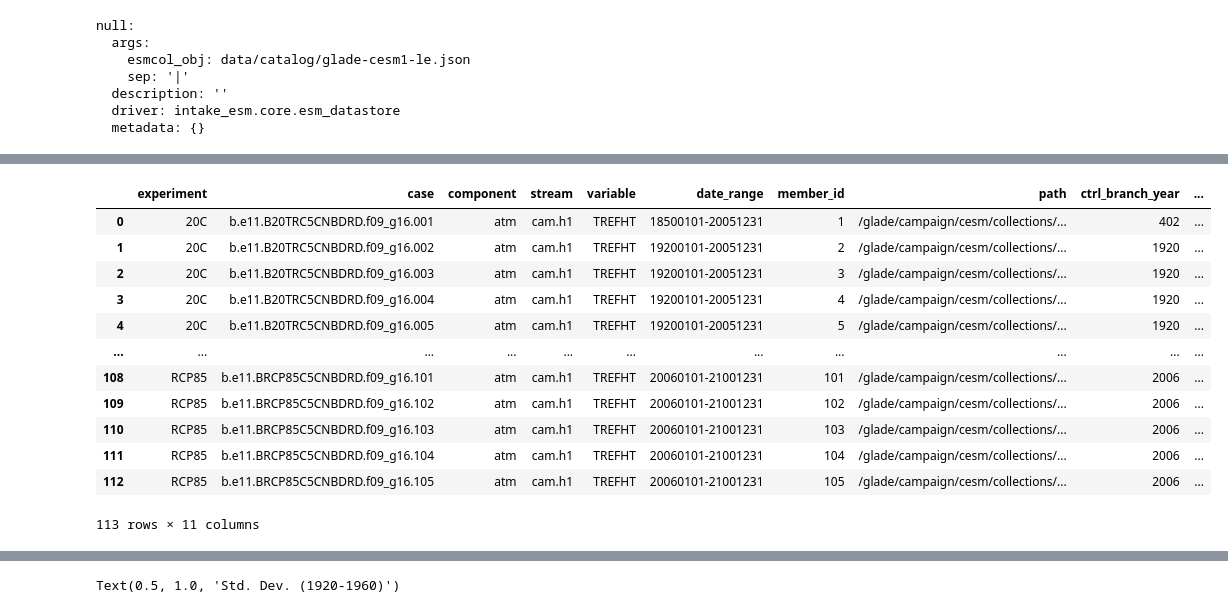
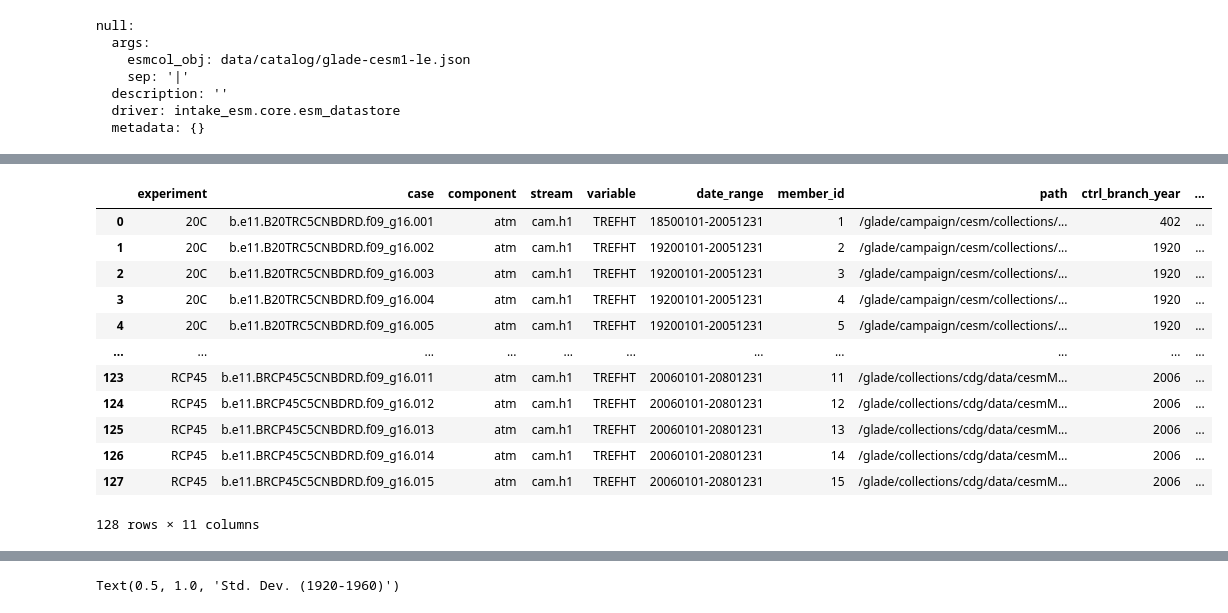
Before and after one commit to matt-long/bio-pop-ToE, a Jupyter notebook: notebooks/cesm-le-great-tit-temperature.ipynb, the cells around one changed output, grey strips where cells are left out. Drawn from its saved outputs; the diff is of its cells as text; code cells hidden in the pictures.

```diff
--- a/notebooks/cesm-le-great-tit-temperature.ipynb
+++ b/notebooks/cesm-le-great-tit-temperature.ipynb
@@ -81,25 +81,25 @@ def subset(ds):
             )
            )
 # %%
-col_sub = col.search(experiment=['20C', 'RCP85'],
+col_sub = col.search(experiment=['20C', 'RCP85', 'RCP45'],
                      variable=['TREFHT'],
                      stream='cam.h1',
                     )
 col_sub.df
 # %% [output]
 |  | experiment | case | component | stream | variable | date_range | member_id | path | ctrl_branch_year | ... |
 | 0 | 20C | b.e11.B20TRC5CNBDRD.f09_g16.001 | atm | cam.h1 | TREFHT | 18500101-20051231 | 1 | /glade/campaign/cesm/collections/... | 402 | ... |
 | 1 | 20C | b.e11.B20TRC5CNBDRD.f09_g16.002 | atm | cam.h1 | TREFHT | 19200101-20051231 | 2 | /glade/campaign/cesm/collections/... | 1920 | ... |
 | 2 | 20C | b.e11.B20TRC5CNBDRD.f09_g16.003 | atm | cam.h1 | TREFHT | 19200101-20051231 | 3 | /glade/campaign/cesm/collections/... | 1920 | ... |
 | 3 | 20C | b.e11.B20TRC5CNBDRD.f09_g16.004 | atm | cam.h1 | TREFHT | 19200101-20051231 | 4 | /glade/campaign/cesm/collections/... | 1920 | ... |
 | 4 | 20C | b.e11.B20TRC5CNBDRD.f09_g16.005 | atm | cam.h1 | TREFHT | 19200101-20051231 | 5 | /glade/campaign/cesm/collections/... | 1920 | ... |
 | ... | ... | ... | ... | ... | ... | ... | ... | ... | ... | ... |
-| 108 | RCP85 | b.e11.BRCP85C5CNBDRD.f09_g16.101 | atm | cam.h1 | TREFHT | 20060101-21001231 | 101 | /glade/campaign/cesm/collections/... | 2006 | ... |
-| 109 | RCP85 | b.e11.BRCP85C5CNBDRD.f09_g16.102 | atm | cam.h1 | TREFHT | 20060101-21001231 | 102 | /glade/campaign/cesm/collections/... | 2006 | ... |
-| 110 | RCP85 | b.e11.BRCP85C5CNBDRD.f09_g16.103 | atm | cam.h1 | TREFHT | 20060101-21001231 | 103 | /glade/campaign/cesm/collections/... | 2006 | ... |
-| 111 | RCP85 | b.e11.BRCP85C5CNBDRD.f09_g16.104 | atm | cam.h1 | TREFHT | 20060101-21001231 | 104 | /glade/campaign/cesm/collections/... | 2006 | ... |
-| 112 | RCP85 | b.e11.BRCP85C5CNBDRD.f09_g16.105 | atm | cam.h1 | TREFHT | 20060101-21001231 | 105 | /glade/campaign/cesm/collections/... | 2006 | ... |
+| 123 | RCP45 | b.e11.BRCP45C5CNBDRD.f09_g16.011 | atm | cam.h1 | TREFHT | 20060101-20801231 | 11 | /glade/collections/cdg/data/cesmM... | 2006 | ... |
+| 124 | RCP45 | b.e11.BRCP45C5CNBDRD.f09_g16.012 | atm | cam.h1 | TREFHT | 20060101-20801231 | 12 | /glade/collections/cdg/data/cesmM... | 2006 | ... |
+| 125 | RCP45 | b.e11.BRCP45C5CNBDRD.f09_g16.013 | atm | cam.h1 | TREFHT | 20060101-20801231 | 13 | /glade/collections/cdg/data/cesmM... | 2006 | ... |
+| 126 | RCP45 | b.e11.BRCP45C5CNBDRD.f09_g16.014 | atm | cam.h1 | TREFHT | 20060101-20801231 | 14 | /glade/collections/cdg/data/cesmM... | 2006 | ... |
+| 127 | RCP45 | b.e11.BRCP45C5CNBDRD.f09_g16.015 | atm | cam.h1 | TREFHT | 20060101-20801231 | 15 | /glade/collections/cdg/data/cesmM... | 2006 | ... |
-113 rows × 11 columns
+128 rows × 11 columns
 # %%
 %%time
 dsets = col_sub.to_dataset_dict(cdf_kwargs={'chunks': {'time': 365*5}, 'decode_times': True},
```
Also changed, not shown: parts of 4 cells of this notebook, 15 other files.
